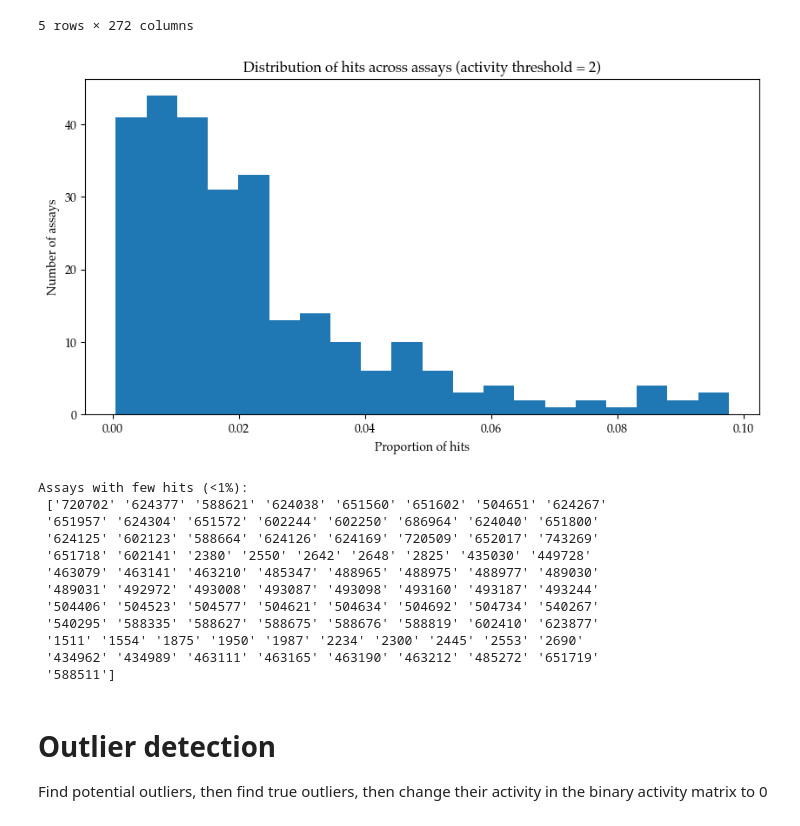
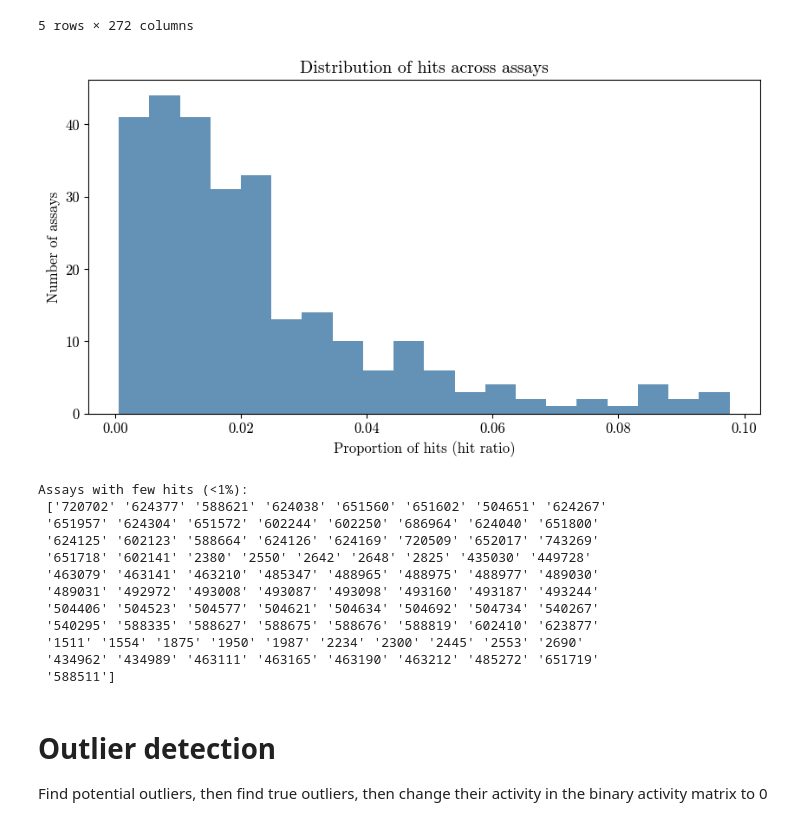
Before and after one commit to davidkubanek/Thesis, a Jupyter notebook: HTS_fingerprints.ipynb, the cells around one changed output. Saved outputs shown, nothing was run; the diff lists cells and outputs as text; code cells hidden in the pictures.

```diff
--- a/HTS_fingerprints.ipynb
+++ b/HTS_fingerprints.ipynb
@@ -9,7 +9,8 @@ import pandas as pd
 import matplotlib.pyplot as plt
 from collections import Counter
 import re
-plt.rcParams["font.family"] = "Palatino"
+plt.rcParams['font.family'] = 'cmr10'
+plt.rcParams['font.size'] = 12
 from scipy.sparse import dok_matrix
 from scipy.sparse import save_npz, load_npz
 import torch
@@ -1391,22 +1503,23 @@ Matrix shape:  (324192, 272)
 # %%
 activity_threshold = 2
 # sum matrix_df across rows
 hit_ratio = matrix_df_binary.iloc[:,1:].sum(axis=0)/matrix_df_binary.shape[0]
 
 #plot pos_ratio
 plt.figure(figsize=(10,5))
-plt.hist(hit_ratio, bins=20)
-plt.xlabel('Proportion of hits')
+plt.hist(hit_ratio, bins=20, color='#6491b6')
+plt.xlabel('Proportion of hits (hit ratio)')
 plt.ylabel('Number of assays')
-plt.title(f'Distribution of hits across assays (activity threshold = {activity_threshold})')
+plt.title(f'Distribution of hits across assays')
+plt.savefig('Figures/hit_ratio_final.png', dpi=300)
 plt.show()
 
 print('Assays with few hits (<1%): \n', matrix_df_binary.columns[1:][torch.where(torch.tensor(hit_ratio)<0.01)].values)
 
 # balanced_assays = matrix_df.columns[1:][torch.where(pos_ratio>0.2)].values
 # print('Assays with balanced samples: \n', balanced_assays)
 # %% [output]
-[figure, old version]
+[figure, new version]
 Assays with few hits (<1%):
  ['720702' '624377' '588621' '624038' '651560' '651602' '504651' '624267'
  '651957' '624304' '651572' '602244' '602250' '686964' '624040' '651800'
```
Also changed, not shown: parts of 19 cells of this notebook, 13 other files.
